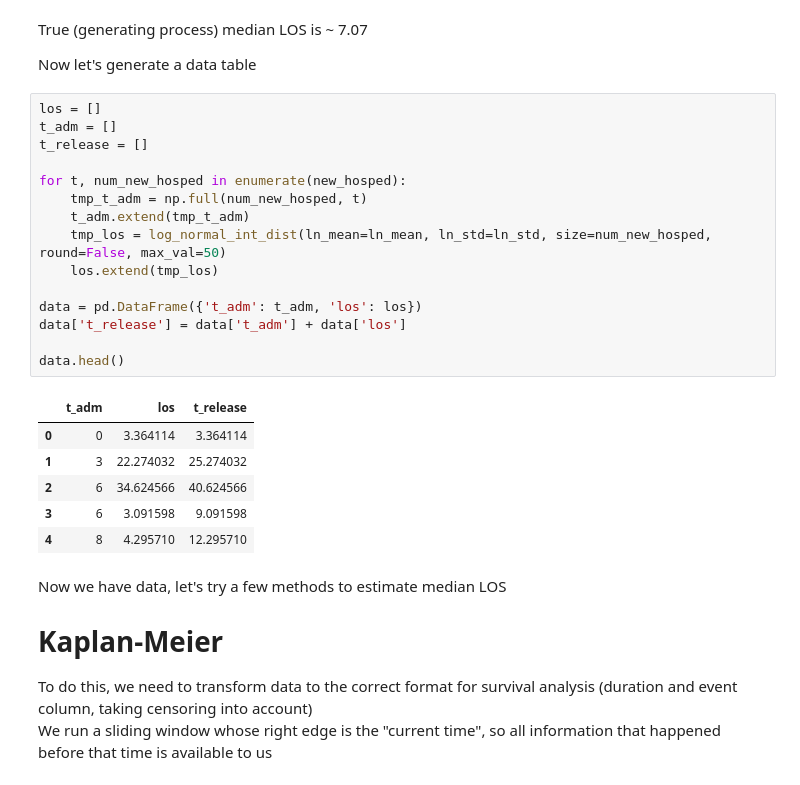
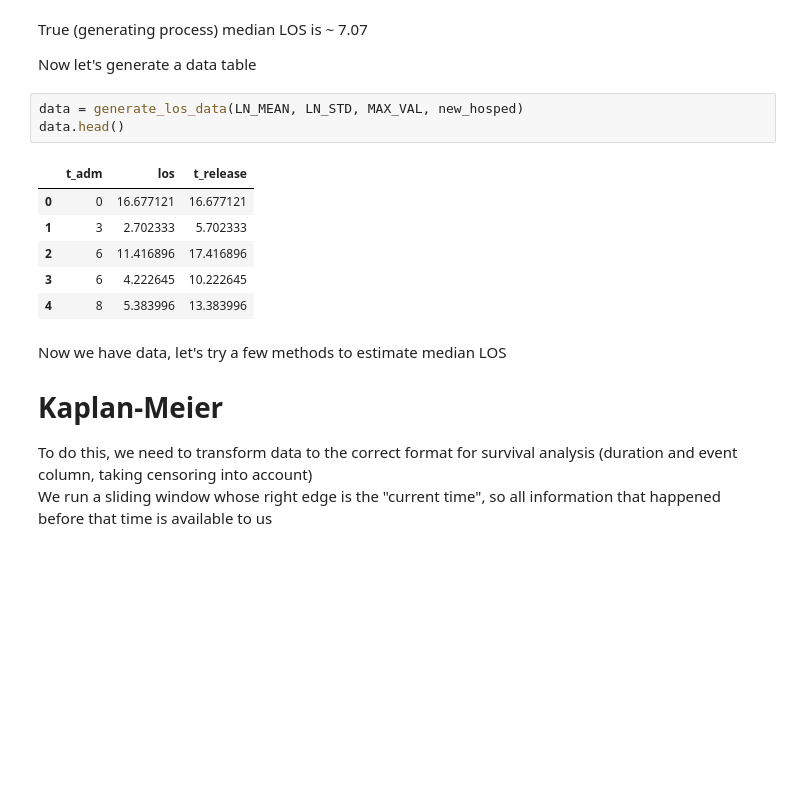
Before and after one commit to hrossman/LOS_survival_example, a Jupyter notebook: example.ipynb, the cells around one changed output. Saved outputs shown, nothing was run; the diff lists cells and outputs as text; blank space fills up the shorter version.

```diff
--- a/example.ipynb
+++ b/example.ipynb
@@ -63,28 +45,16 @@ print(true_median)
 True (generating process) median LOS is ~ 7.07
 
 Now let's generate a data table
-# %%
-los = []
-t_adm = []
-t_release = []
-
-for t, num_new_hosped in enumerate(new_hosped):
-    tmp_t_adm = np.full(num_new_hosped, t)
-    t_adm.extend(tmp_t_adm)
-    tmp_los = log_normal_int_dist(ln_mean=ln_mean, ln_std=ln_std, size=num_new_hosped, round=False, max_val=50)
-    los.extend(tmp_los)
-
-data = pd.DataFrame({'t_adm': t_adm, 'los': los})
-data['t_release'] = data['t_adm'] + data['los']
-
-data.head()
-# %% [output]
-|  | t_adm | los | t_release |
-| 0 | 0 | 3.364114 | 3.364114 |
-| 1 | 3 | 22.274032 | 25.274032 |
-| 2 | 6 | 34.624566 | 40.624566 |
-| 3 | 6 | 3.091598 | 9.091598 |
-| 4 | 8 | 4.295710 | 12.295710 |
+# %%
+data = generate_los_data(LN_MEAN, LN_STD, MAX_VAL, new_hosped)
+data.head()
+# %% [output]
+|  | t_adm | los | t_release |
+| 0 | 0 | 16.677121 | 16.677121 |
+| 1 | 3 | 2.702333 | 5.702333 |
+| 2 | 6 | 11.416896 | 17.416896 |
+| 3 | 6 | 4.222645 | 10.222645 |
+| 4 | 8 | 5.383996 | 13.383996 |
 # %% [markdown]
 Now we have data, let's try a few methods to estimate median LOS
 
```
Also changed, not shown: parts of 11 cells of this notebook, 3 other files.
